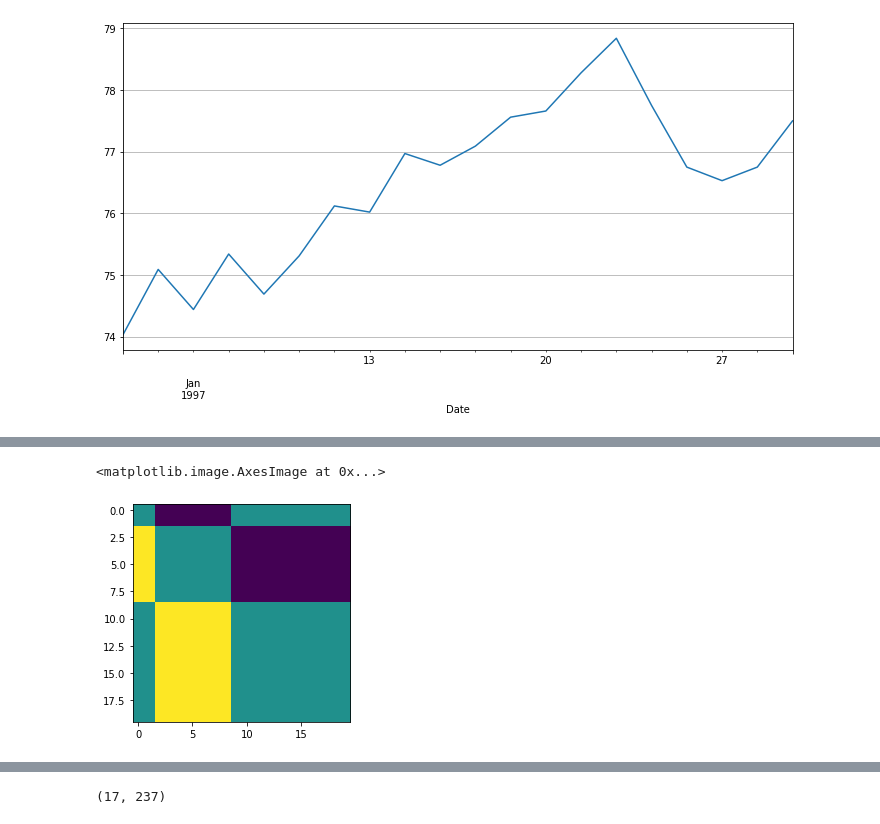
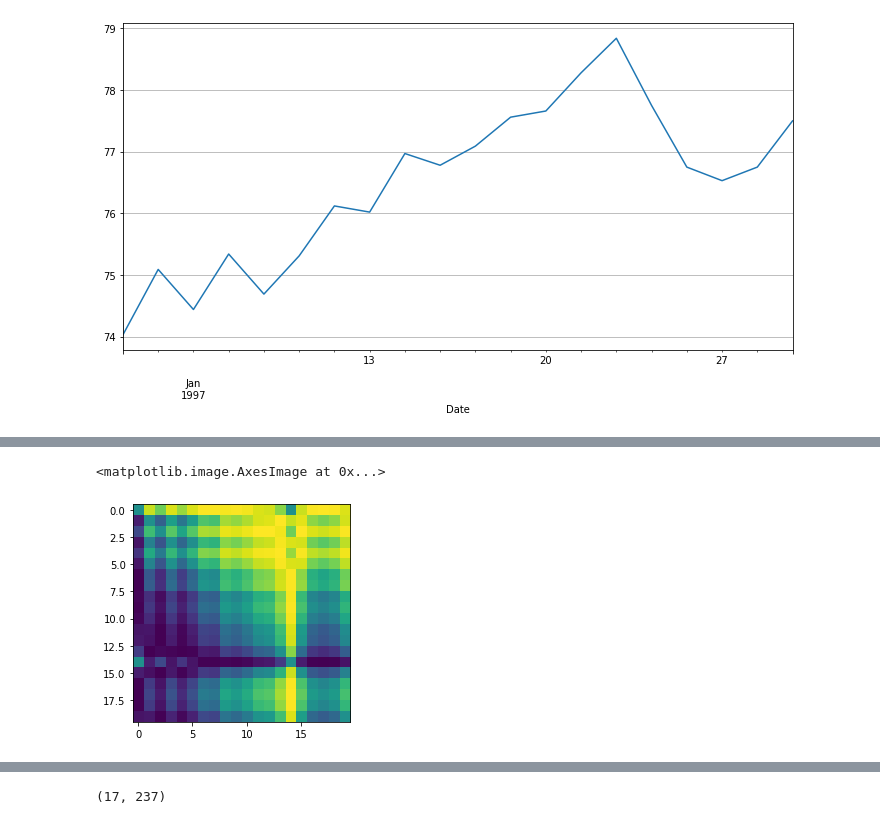
Before and after one commit to kdh4672/economy_ai, a Jupyter notebook: ai_homework.ipynb, the cells around one changed output, grey strips where cells are left out. Drawn from its saved outputs; the diff is of its cells as text; code cells hidden in the pictures.

```diff
--- a/ai_homework.ipynb
+++ b/ai_homework.ipynb
@@ -52,7 +53,7 @@ import FinanceDataReader as fdr
 # S&P 지수 1997~2016을 train으로 load
 # S&P 지수 2017~2022를 train으로 load
 
-df = fdr.DataReader('SPY', '1997','2016')
+train_df = fdr.DataReader('SPY', '1997','2016')
 test_df = fdr.DataReader('SPY', '2017','2022')
 # %%
 # check dtypes of variables
@@ -81,7 +82,8 @@ dtype: object
 | 2015-12-31 | 203.87 | 205.13 | 205.89 | 203.87 | 114880000.0 | -0.0100 |
 4782 rows × 6 columns
 # %%
-x_data = df[0:20]['Close']
+## S&P 20일의 종가 그래프
+x_data = train_df[0:20]['Close']
 x_data.plot(figsize=(12,6), grid=True);
 # %% [output]
 [figure]
@@ -126,0 +90,25 @@ Successfully installed pyts-0.12.0
+# %%
+## train 데이터 생성
+i = 0
+train_label_list = []
+
+while True:
+  ## change <= 0 이면 하락 [label = 0] , change> 0 이면 상승 [label = 1]
+  try:
+    change = train_df.iloc[i+20]['Change']
+  except:
+    break
+  if change <= 0 :
+    label = 0
+  if change > 0 :
+    label = 1
+  train_label_list.append(label)
+
+  ## 하루씩 밀려가며 20일치 종가 그래프를 new_data에 저장
+  x_data = [train_df[i:i+20]['Close'].values]
+  if i == 0 :
+    train_data = np.array(x_data)
+  else:
+    train_data = np.concatenate((train_data,np.array(x_data)),axis=0)
+
+  i += 1
@@ -127,14 +139,14 @@ Successfully installed pyts-0.12.0
 # %%
-# print(x_data_list[0].values)
+## train_data , test_data GAF를 이용하여 이미지화
 from pyts.image import GramianAngularField
 from matplotlib.pyplot import imshow
 transformer = GramianAngularField(method='difference')
-X_train_GAF = transformer.fit_transform(new_data)
+X_train_GAF = transformer.fit_transform(train_data)
 X_train_GAF.shape
 imshow(X_train_GAF[0])
 # %% [output]
 <matplotlib.image.AxesImage at 0x...>
-[figure, old version]
+[figure, new version]
 # %%
 # plot closing stock prices
 X_train_GAF_L = (((X_train_GAF + 1) / 2)*255).astype(int)
```
Also changed, not shown: parts of 9 cells of this notebook.
